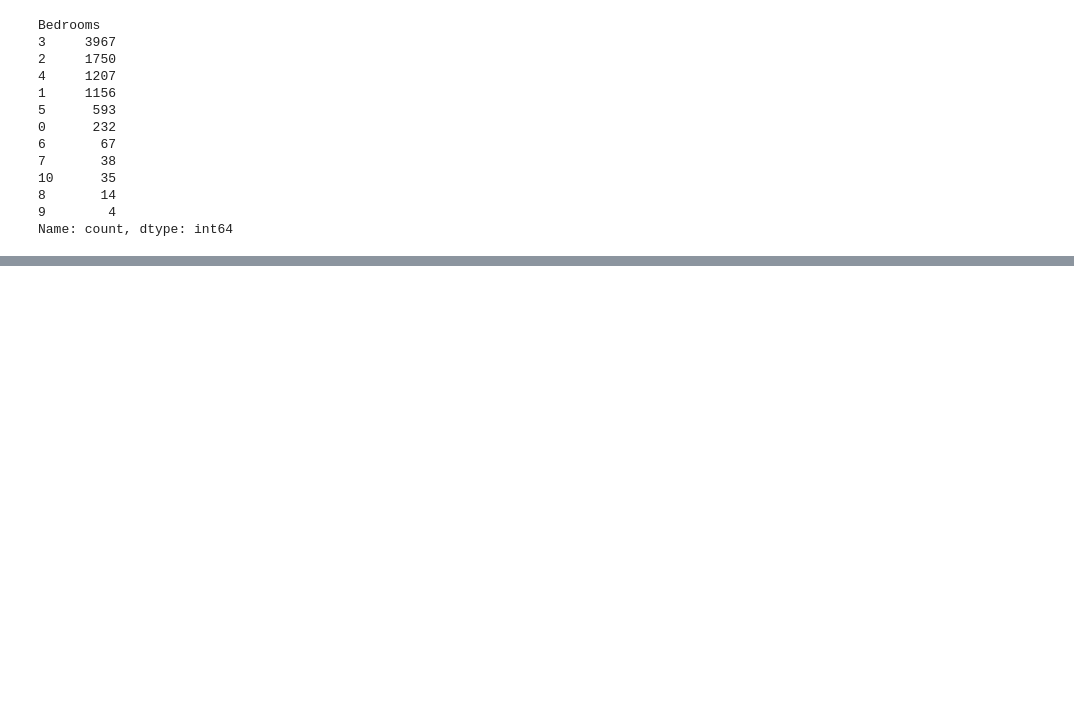
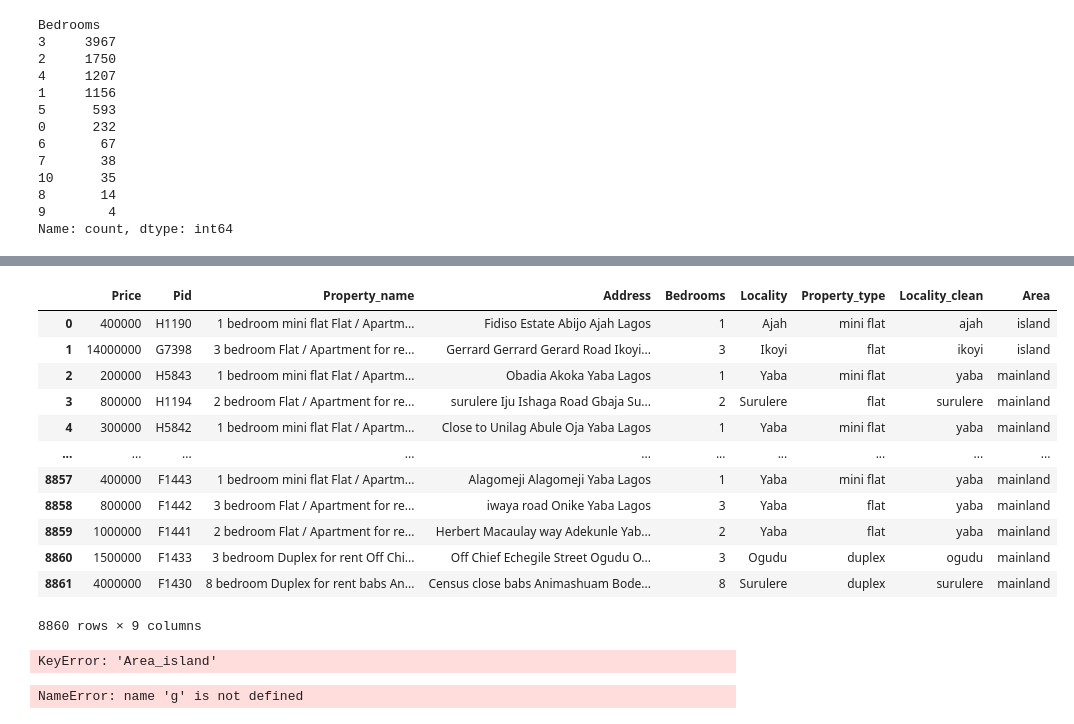
Before and after one commit to DavidOdavid333/lagos-housing-price-prediction-project, a Jupyter notebook: DataCleaningnPreparation.ipynb, the cells around one changed output, grey strips where cells are left out. Cells and saved outputs as stored; diff of their text form; code cells hidden in the pictures; blank space fills up the shorter version.

```diff
--- a/DataCleaningnPreparation.ipynb
+++ b/DataCleaningnPreparation.ipynb
@@ -277,0 +558,17 @@ array(['ajah', 'ikoyi', 'yaba', 'surulere', 'ikosi', 'shomolu', 'ilupeju',
+# %%
+df=df.drop_duplicates()
+df
+# %% [output]
+|  | Price | Pid | Property_name | Address | Bedrooms | Locality | Property_type | Locality_clean | Area |
+| 0 | 400000 | H1190 | 1 bedroom mini flat Flat / Apartm... | Fidiso Estate Abijo Ajah Lagos | 1 | Ajah | mini flat | ajah | island |
+| 1 | 14000000 | G7398 | 3 bedroom Flat / Apartment for re... | Gerrard Gerrard Gerard Road Ikoyi... | 3 | Ikoyi | flat | ikoyi | island |
+| 2 | 200000 | H5843 | 1 bedroom mini flat Flat / Apartm... | Obadia Akoka Yaba Lagos | 1 | Yaba | mini flat | yaba | mainland |
+| 3 | 800000 | H1194 | 2 bedroom Flat / Apartment for re... | surulere Iju Ishaga Road Gbaja Su... | 2 | Surulere | flat | surulere | mainland |
+| 4 | 300000 | H5842 | 1 bedroom mini flat Flat / Apartm... | Close to Unilag Abule Oja Yaba Lagos | 1 | Yaba | mini flat | yaba | mainland |
+| ... | ... | ... | ... | ... | ... | ... | ... | ... | ... |
+| 8857 | 400000 | F1443 | 1 bedroom mini flat Flat / Apartm... | Alagomeji Alagomeji Yaba Lagos | 1 | Yaba | mini flat | yaba | mainland |
+| 8858 | 800000 | F1442 | 3 bedroom Flat / Apartment for re... | iwaya road Onike Yaba Lagos | 3 | Yaba | flat | yaba | mainland |
+| 8859 | 1000000 | F1441 | 2 bedroom Flat / Apartment for re... | Herbert Macaulay way Adekunle Yab... | 2 | Yaba | flat | yaba | mainland |
+| 8860 | 1500000 | F1433 | 3 bedroom Duplex for rent Off Chi... | Off Chief Echegile Street Ogudu O... | 3 | Ogudu | duplex | ogudu | mainland |
+| 8861 | 4000000 | F1430 | 8 bedroom Duplex for rent babs An... | Census close babs Animashuam Bode... | 8 | Surulere | duplex | surulere | mainland |
+8860 rows × 9 columns
@@ -277,0 +577,52 @@ array(['ajah', 'ikoyi', 'yaba', 'surulere', 'ikosi', 'shomolu', 'ilupeju',
+# %%
+# Use one-hot encoding for feature engineering(best practice
+
+df = pd.get_dummies(df, columns=['Area'], drop_first=True)
+df['Interaction'] = df['Area_island'] * df['Bedrooms']
+df
+# %% [output]
+KeyError: 'Area_island'
+# %%
+g#extracting property type
+
+def extract_property_type(property_name):
+
+    if pd.isna(property_name):
+        return 'Other'
+
+    name = str(property_name).lower()
+
+    if 'self' in name and Bedrooms==0:
+        return 'self contain'
+
+    if 'mini flat' in name:
+        return 'Mini Flat'
+
+    if 'flat' in name:
+        return 'Flat'
+
+    if 'bungalow' in name:
+        return 'Bungalow'
+
+    if 'house' in name:
+        return 'House'
+
+    if 'duplex' in name:
+        return 'Duplex'
+
+    if 'mansion' in name:
+        return 'Mansion'
+
+    if 'penthouse' in name:
+        return 'Penthouse'
+
+    if 'studio' in name:
+        return 'Studio'
+
+
+    return 'Other'
+
+df['Property_type'] = df['Property_name'].apply(extract_property_type)
+df
+# %% [output]
+NameError: name 'g' is not defined
```
Also changed, not shown: parts of 33 cells of this notebook, 2 other files.
